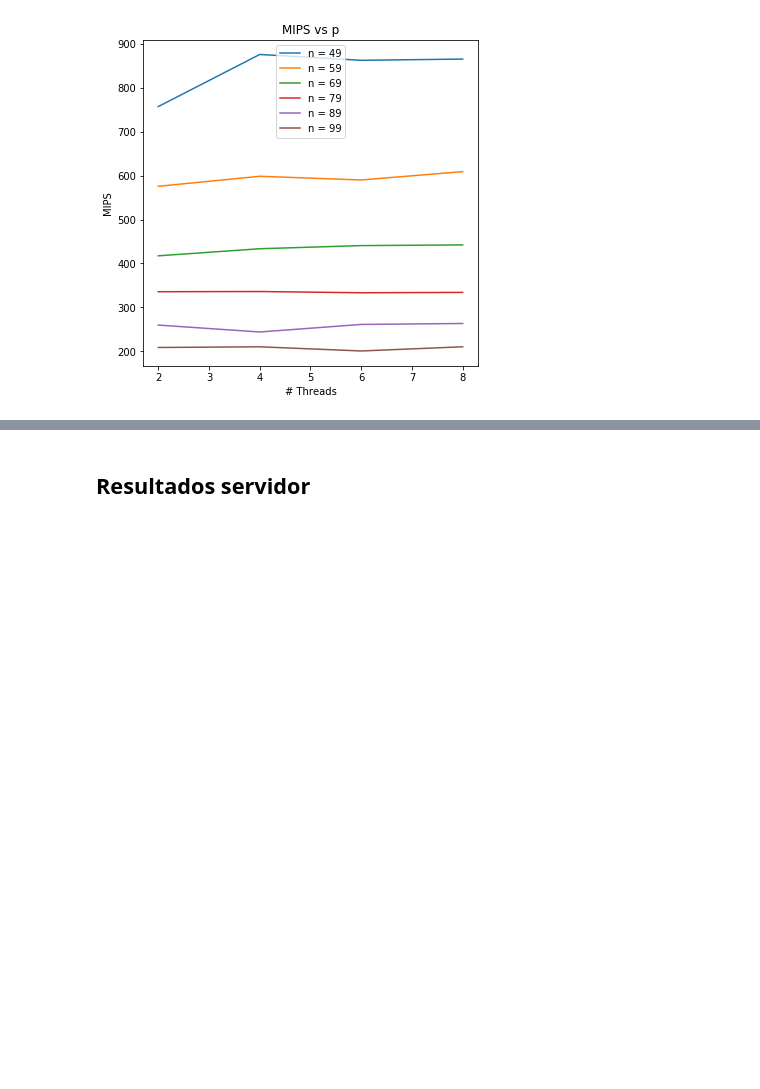
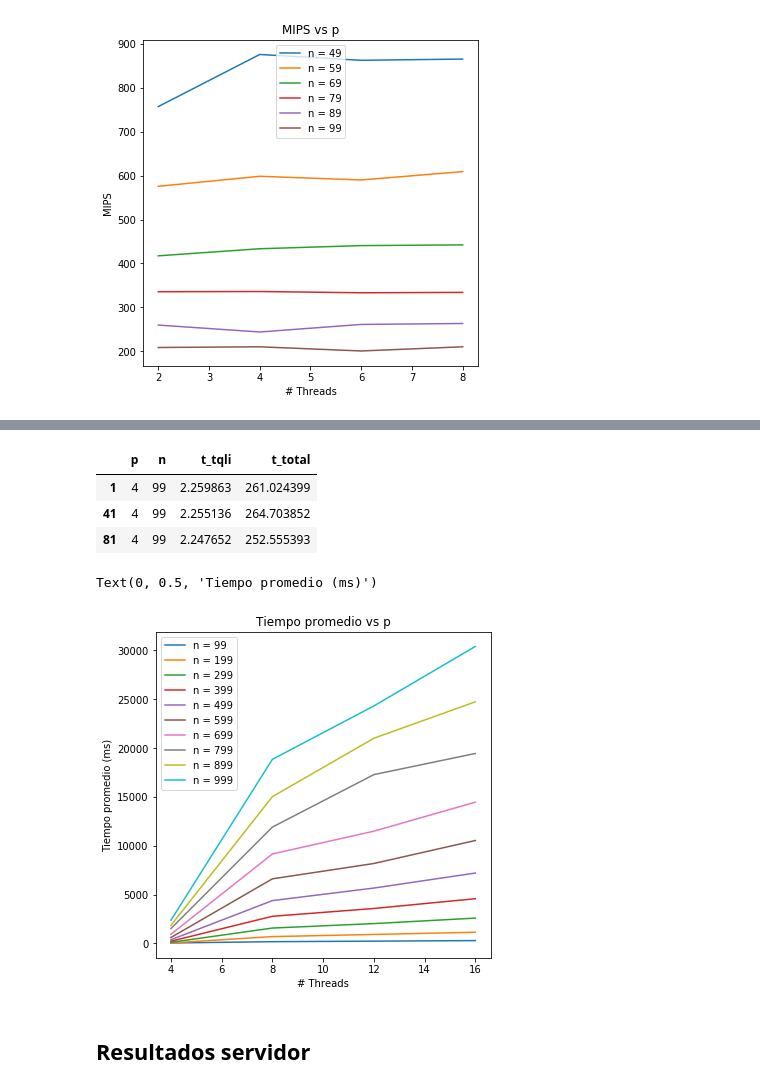
Before and after one commit to jhonatanmacazana/parallel-computing-project, a Jupyter notebook: assets/plotter.ipynb, the cells around one changed output, grey strips where cells are left out. Cells and saved outputs as stored; diff of their text form; code cells hidden in the pictures; blank space fills up the shorter version.

Commit message:
fix(parallel): Rest of code parallel. Check times.

```diff
--- a/assets/plotter.ipynb
+++ b/assets/plotter.ipynb
@@ -48,3 +48,6 @@ ax.set_ylabel("MIPS")
 fig.savefig("../docs/images/local_mips_p.png")
 # %% [output]
 [figure]
+# %%
+df = pd.read_csv('server_dedicated.csv')#, header = names=["p", "n", "t_tqli", "t_total"] )
+#df = df.drop(df.index[0])
@@ -51,3 +75,36 @@ fig.savefig("../docs/images/local_mips_p.png")
+# %%
+df[(df['p'] == str(p_i))]
+dft[(dft['n'] == str(n_i) )]
+# %% [output]
+|  | p | n | t_tqli | t_total |
+| 1 | 4 | 99 | 2.259863 | 261.024399 |
+| 41 | 4 | 99 | 2.255136 | 264.703852 |
+| 81 | 4 | 99 | 2.247652 | 252.555393 |
+# %%
+p_u = [4,8,12,16]
+n_u = np.arange(99,1000,100)
+time_avg = np.zeros((len(p_u), len(n_u)))
+mips = np.zeros((len(p_u), len(n_u)))
+for i, p_i in enumerate(p_u):
+    for j, n_i in enumerate(n_u):
+        dft = df[(df['tasks'] == p_i)]
+        cell = np.mean(dft[(dft['N'] == n_i)]['time-tqli'].values)
+        time_avg[i][j] = cell
+        cell = np.mean(dft[(dft['N'] == n_i)]['time-all'].values)
+        mips[i][j] = 62338595549 / cell / 1e6
+# %%
+fig, ax = plt.subplots(1,1, figsize=(6,6))
+legend = []
+for i in range(len(n_u)):
+    ax.plot(p_u, time_avg[:,i] )
+    legend.append("n = " + str(n_u[i]))
+    ax.set_title("Tiempo promedio vs p")
+ax.legend(legend)
+ax.set_xlabel("# Threads")
+ax.set_ylabel("Tiempo promedio (ms)")
+# %% [output]
+Text(0, 0.5, 'Tiempo promedio (ms)')
+[figure, added]
 # %% [markdown]
 ## Resultados servidor
 # %%
```
Also changed, not shown: parts of 1 cell of this notebook, 3 other files.
